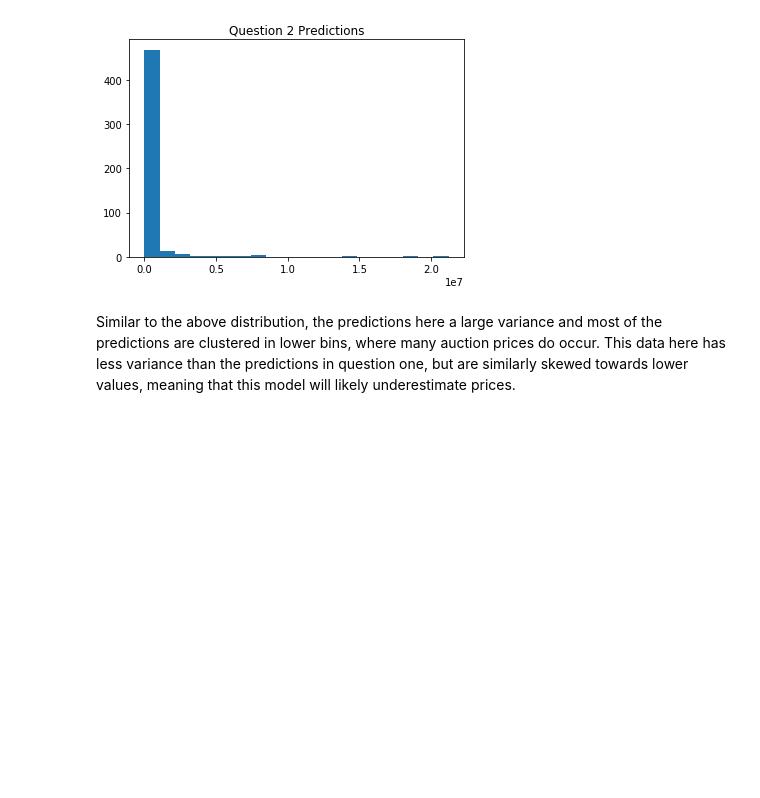
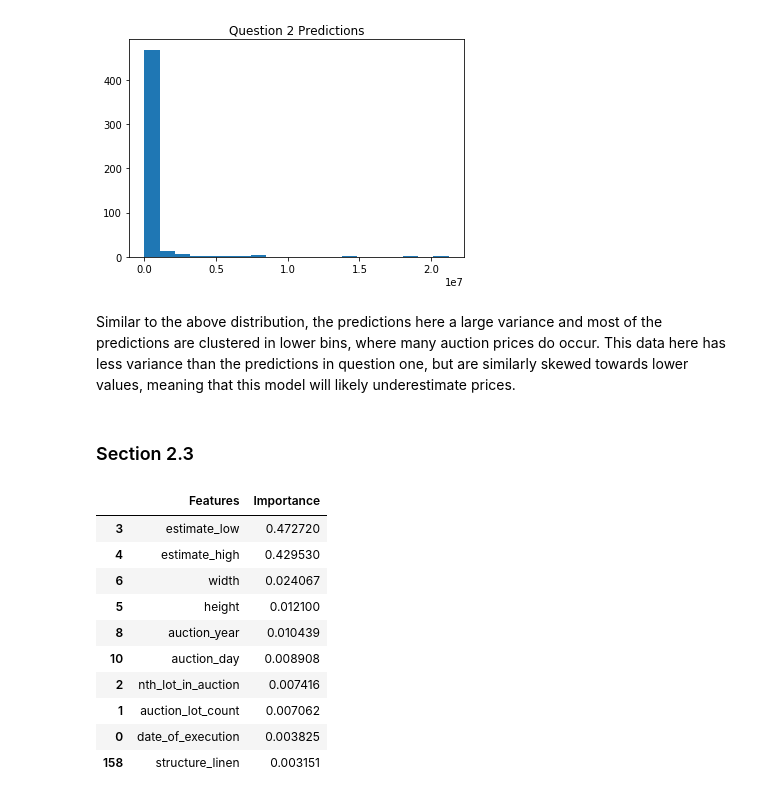
Before and after one commit to adriangreen/arthena, a Jupyter notebook: ArthenaInterviewTask.ipynb, the cells around one changed output. Drawn from its saved outputs; the diff is of its cells as text; code cells hidden in the pictures; blank space fills up the shorter version.

Commit message:
section 2.3 complete

```diff
--- a/ArthenaInterviewTask.ipynb
+++ b/ArthenaInterviewTask.ipynb
@@ -625,3 +625,25 @@ Text(0.5,1,'Question 2 Predictions')
 [figure]
 # %% [markdown]
 Similar to the above distribution, the predictions here a large variance and most of the predictions are clustered in lower bins, where many auction prices do occur. This data here has less variance than the predictions in question one, but are similarly skewed towards lower values, meaning that this model will likely underestimate prices.
+# %% [markdown]
+### Section 2.3
+# %%
+pooled_feature_importances = random_forest_all.feature_importances_
+# %%
+features_names = artist_train.columns.values
+# %%
+ft_imp = pd.DataFrame({'Features':features_names, 'Importance':pooled_feature_importances})
+# %%
+ft_imp.sort_values('Importance', ascending=False).head(n=10)
+# %% [output]
+|  | Features | Importance |
+| 3 | estimate_low | 0.472720 |
+| 4 | estimate_high | 0.429530 |
+| 6 | width | 0.024067 |
+| 5 | height | 0.012100 |
+| 8 | auction_year | 0.010439 |
+| 10 | auction_day | 0.008908 |
+| 2 | nth_lot_in_auction | 0.007416 |
+| 1 | auction_lot_count | 0.007062 |
+| 0 | date_of_execution | 0.003825 |
+| 158 | structure_linen | 0.003151 |
```
Also changed, not shown: parts of 1 cell of this notebook.
